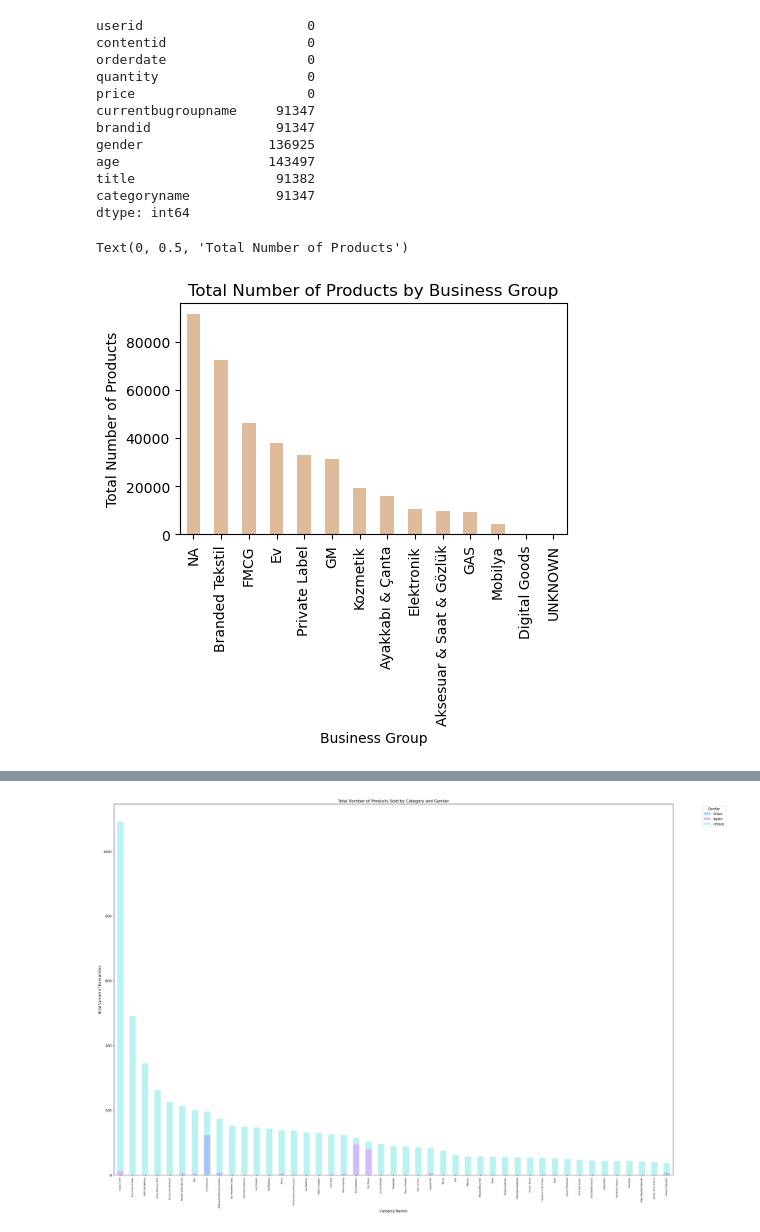
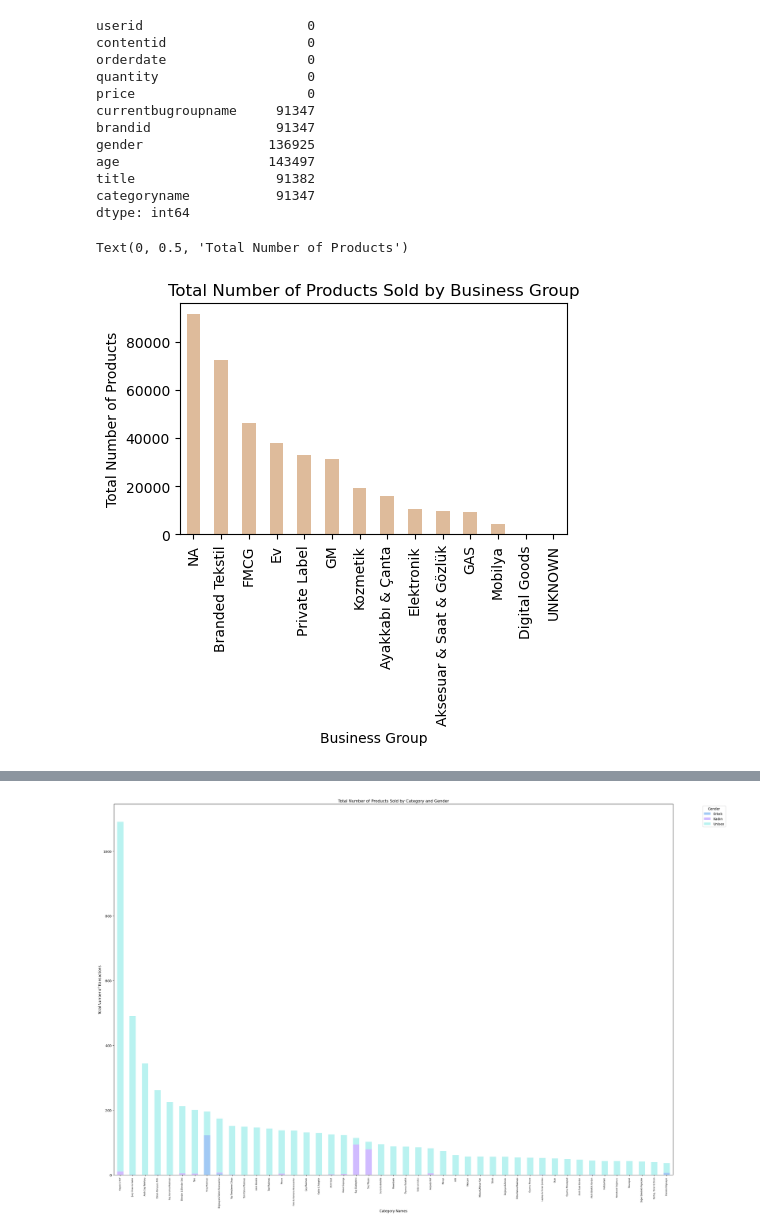
Before and after one commit to stopdemir/ecommerce-data-analysis, a Jupyter notebook: data_analysis.ipynb, the cells around one changed output, grey strips where cells are left out. Cells and saved outputs as stored; diff of their text form; code cells hidden in the pictures.

```diff
--- a/data_analysis.ipynb
+++ b/data_analysis.ipynb
@@ -568,14 +591,14 @@ dtype: int64
 # %%
 df_trx_product_modified = df_trx_product.fillna('NA')
 grouped_data =df_trx_product_modified.groupby('currentbugroupname').size().sort_values(ascending=False)
 # make a bar chart for the grouped data
 ax = grouped_data.plot(kind='bar', figsize=(5, 3), color = colors[5])
-ax.set_title('Total Number of Products by Business Group')
+ax.set_title('Total Number of Products Sold by Business Group')
 ax.set_xlabel('Business Group')
 ax.set_ylabel('Total Number of Products')
 # %% [output]
 Text(0, 0.5, 'Total Number of Products')
-[figure, old version]
+[figure, new version]
 # %%
 # Group by 'currentbugroupname' and 'gender' and get the count of products
 grouped_data = df_trx_product_modified.groupby(['currentbugroupname', 'gender']).size().unstack()
```
Also changed, not shown: parts of 12 cells of this notebook.
